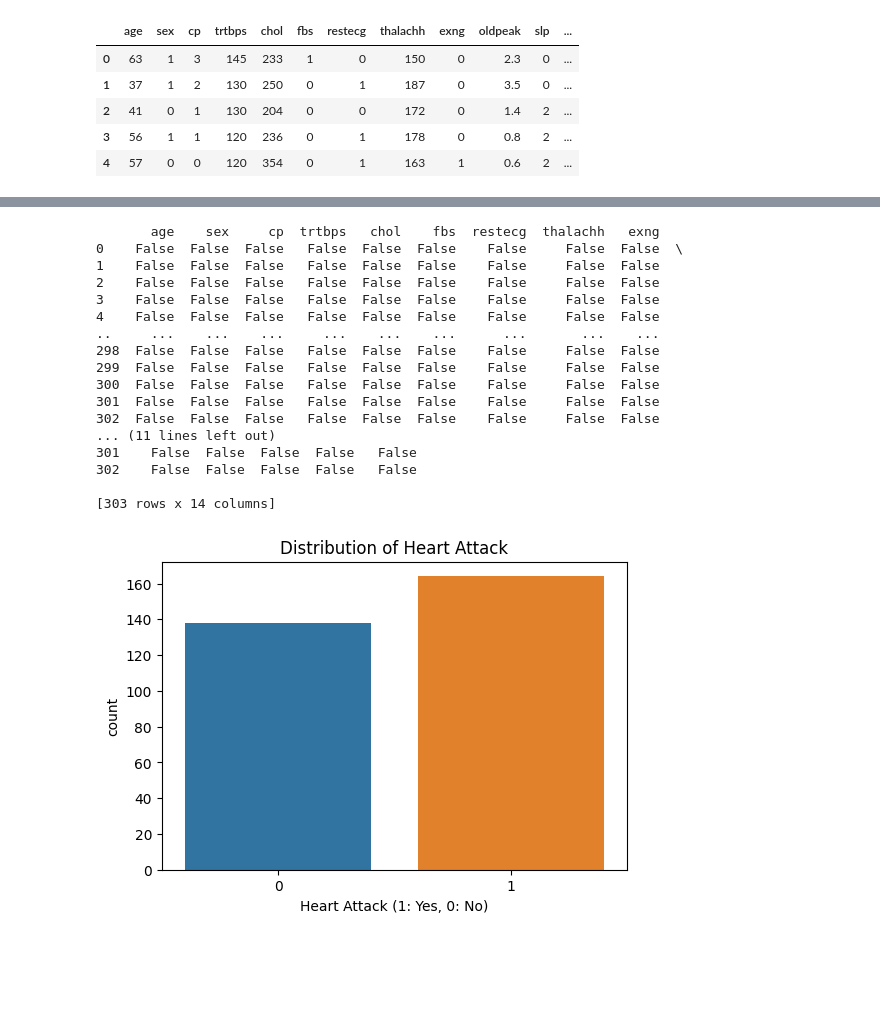
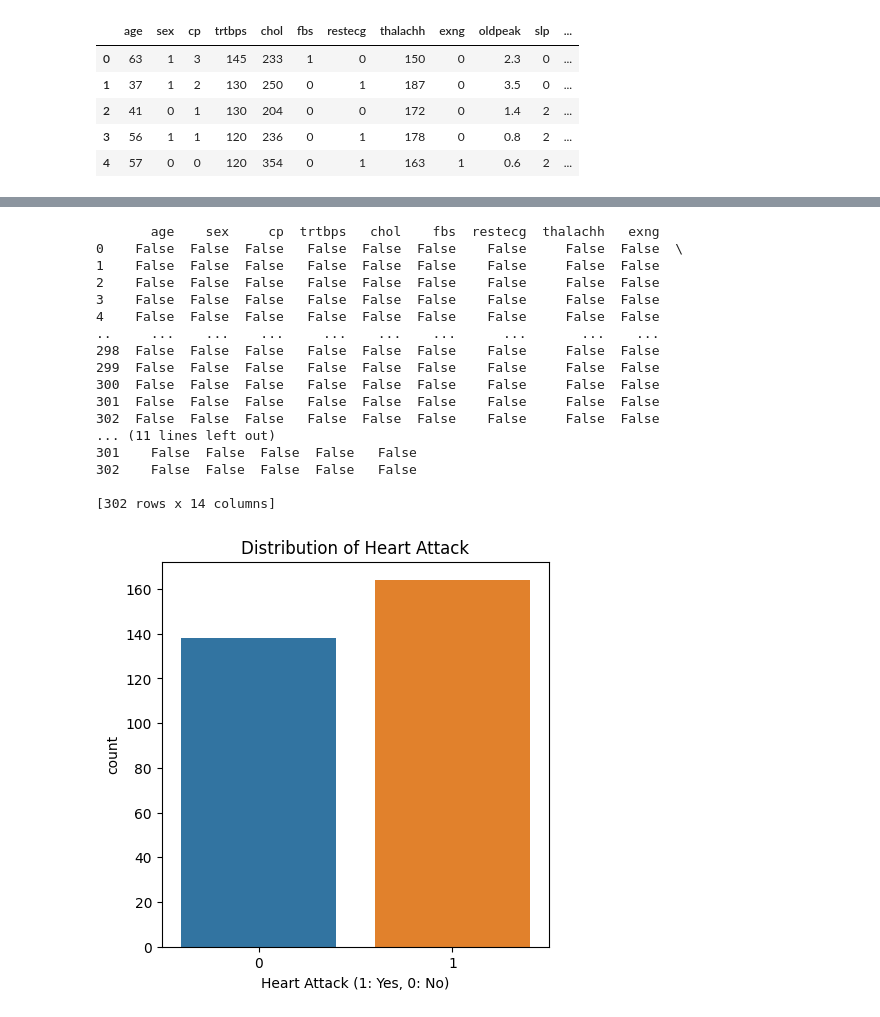
Before and after one commit to JoaquinWelch/heart_disease-proj, a Jupyter notebook: heartpred.ipynb, the cells around one changed output, grey strips where cells are left out. Cells and saved outputs as stored; diff of their text form; code cells hidden in the pictures; blank space fills up the shorter version.

```diff
--- a/heartpred.ipynb
+++ b/heartpred.ipynb
@@ -9,5 +10,3 @@ import seaborn as sns
 file_path = 'heart.csv'
 
 df = pd.read_csv(file_path)
-# %%
-df = pd.DataFrame(data)
@@ -69,7 +66,7 @@ print(missing_values)
 301    False  False  False  False   False
 302    False  False  False  False   False
 
-[303 rows x 14 columns]
+[302 rows x 14 columns]
 # %%
 df.fillna(df.mean(), inplace=True)
 # %%
@@ -77,10 +74,10 @@ df.drop_duplicates(inplace=True)
 # %%
 df.to_csv('cleandata.csv', index=False)
 # %%
-plt.figure(figsize=(6,4))
+plt.figure(figsize=(5,5))
 sns.countplot(x='output', data=df)
 plt.title('Distribution of Heart Attack')
 plt.xlabel('Heart Attack (1: Yes, 0: No)')
 plt.show()
 # %% [output]
-[figure, old version]
+[figure, new version]
```
Also changed, not shown: parts of 5 cells of this notebook.
